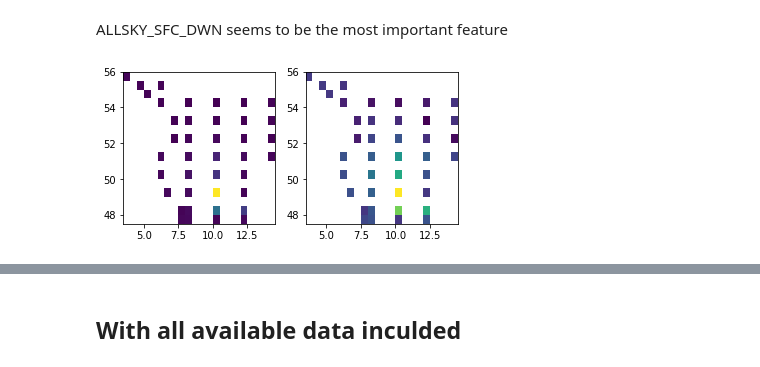
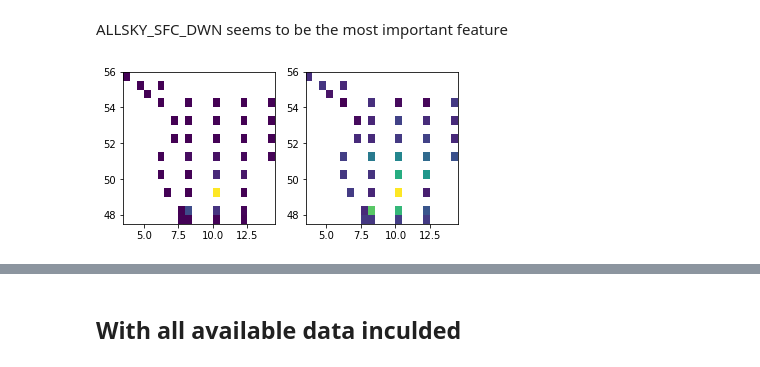
Before and after one commit to niko-nikolay/RenewableEnergyForecastML, a Jupyter notebook: notebooks/learn_data.ipynb, the cells around one changed output, grey strips where cells are left out. Saved outputs shown, nothing was run; the diff lists cells and outputs as text; code cells hidden in the pictures.

Commit message:
Found correlations in solar data that explain the zero importance locations

```diff
--- a/notebooks/learn_data.ipynb
+++ b/notebooks/learn_data.ipynb
@@ -122,7 +122,7 @@ plt.show()
 ALLSKY_SFC_DWN seems to be the most important feature
 # %%
 # get feature impotance from regressor
-feature_importance = solar_regressor.get_booster().get_score(importance_type='total_gain')
+feature_importance = solar_stationary_regressor.get_booster().get_score(importance_type='total_gain')
 
 # make a data frame with feature importances
 feature_importance = pd.DataFrame.from_dict(feature_importance, orient='index', columns=["total_gain"]).sort_values(by = "total_gain", ascending=False)
@@ -138,31 +138,31 @@ feature_importance_allsky_map = pd.DataFrame(feature_importance_allsky_map, colu
 
 res = 0.5
 LAT_map, LON_map = np.meshgrid(np.arange(feature_importance_allsky_map.LAT.min(), feature_importance_allsky_map.LAT.max()+res, res),
                                np.arange(feature_importance_allsky_map.LON.min(), feature_importance_allsky_map.LON.max()+res, res))
 
 IMP_map = np.zeros(len(LAT_map.ravel()))
 
 for i, (LAT, LON) in enumerate(zip(LAT_map.ravel(), LON_map.ravel())):
     df = feature_importance_allsky_map[(feature_importance_allsky_map.LAT == LAT) & (feature_importance_allsky_map.LON == LON)]
     if df.empty:
         IMP_map[i] = np.nan
     else:
         IMP_map[i] = df.importance
 
 IMP_map = IMP_map.reshape(LAT_map.shape)
 
 fig, ax = plt.subplots(1,2)
 
 ax[0].pcolormesh(LON_map, LAT_map, IMP_map)
 
 ratio = 1.0
 x_left, x_right = ax[0].get_xlim()
 y_low, y_high = ax[0].get_ylim()
 ax[0].set_aspect(abs((x_right-x_left)/(y_low-y_high))*ratio)
 
 ax[1].pcolormesh(LON_map, LAT_map, np.log(IMP_map))
 x_left, x_right = ax[1].get_xlim()
 y_low, y_high = ax[1].get_ylim()
 ax[1].set_aspect(abs((x_right-x_left)/(y_low-y_high))*ratio)
 # %% [output]
-[figure, old version]
+[figure, new version]
```
Also changed, not shown: parts of 18 cells of this notebook, 1 other file.
